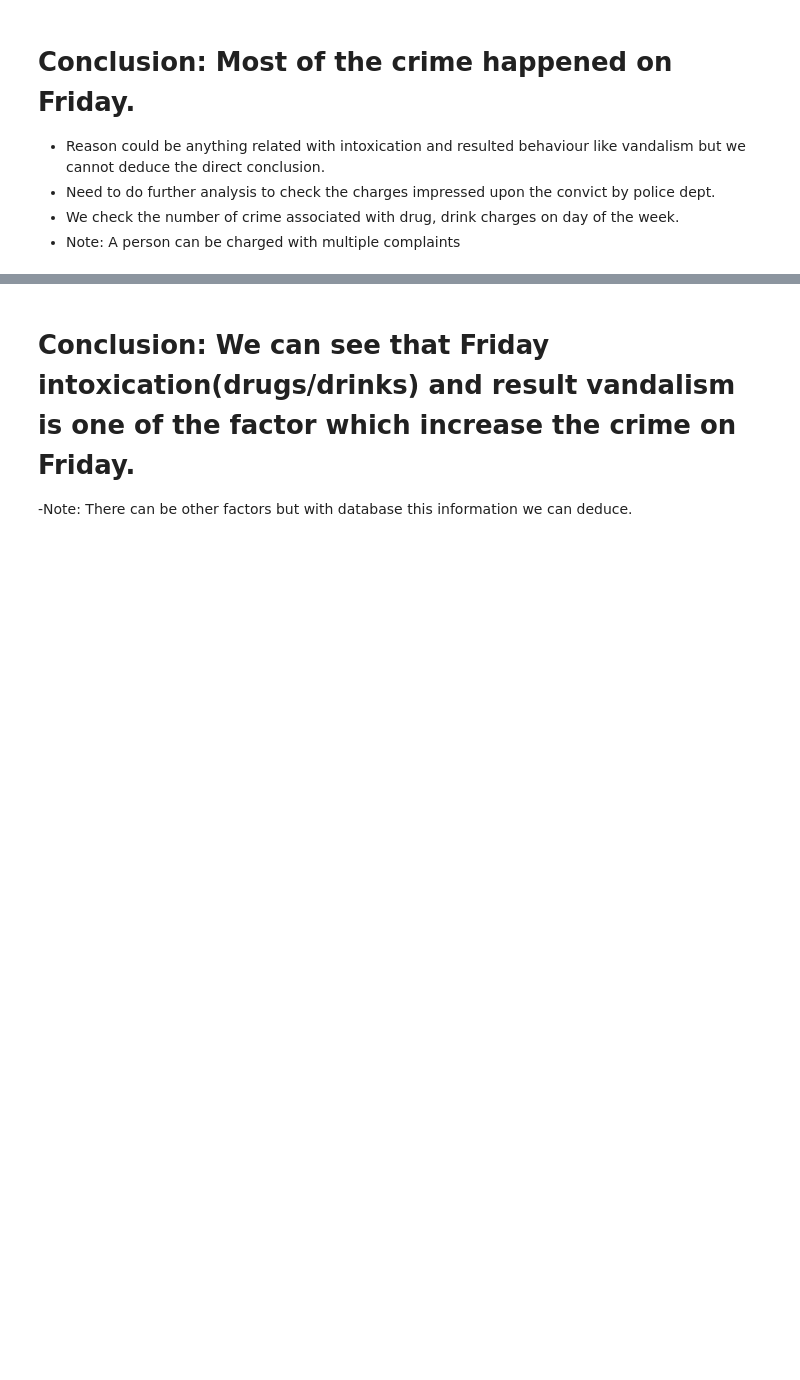
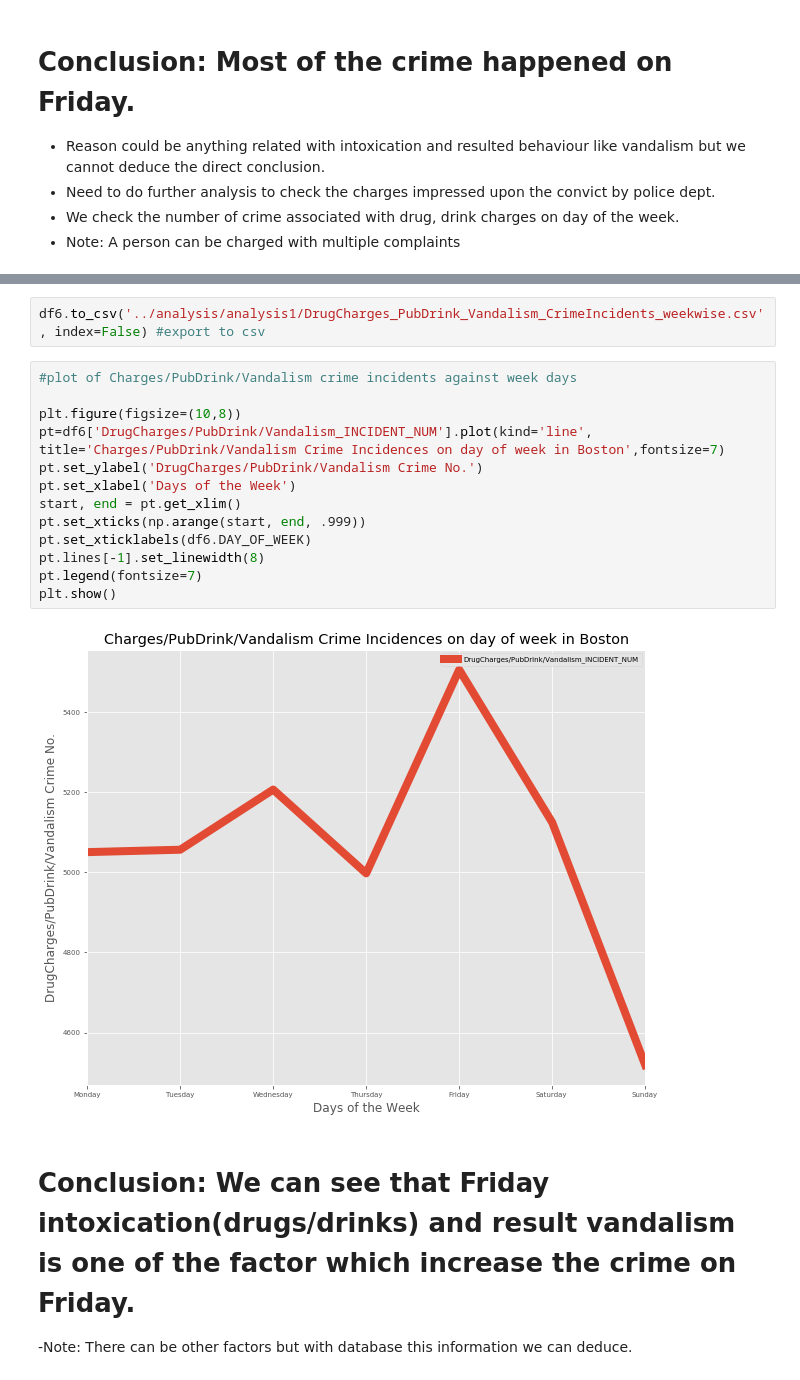
Before and after one commit to rajusingh7777/singh_raju_spring2017, a Jupyter notebook: Final/analysis/analysis1.ipynb, the cells around one changed output, grey strips where cells are left out. Saved outputs shown, nothing was run; the diff lists cells and outputs as text; blank space fills up the shorter version.

```diff
--- a/Final/analysis/analysis1.ipynb
+++ b/Final/analysis/analysis1.ipynb
@@ -164,3 +104,20 @@ df6.head(7)
+# %%
+df6.to_csv('../analysis/analysis1/DrugCharges_PubDrink_Vandalism_CrimeIncidents_weekwise.csv', index=False) #export to csv
+# %%
+#plot of Charges/PubDrink/Vandalism crime incidents against week days
+
+plt.figure(figsize=(10,8))
+pt=df6['DrugCharges/PubDrink/Vandalism_INCIDENT_NUM'].plot(kind='line', title='Charges/PubDrink/Vandalism Crime Incidences on day of week in Boston',fontsize=7)
+pt.set_ylabel('DrugCharges/PubDrink/Vandalism Crime No.')
+pt.set_xlabel('Days of the Week')
+start, end = pt.get_xlim()
+pt.set_xticks(np.arange(start, end, .999))
+pt.set_xticklabels(df6.DAY_OF_WEEK)
+pt.lines[-1].set_linewidth(8)
+pt.legend(fontsize=7)
+plt.show()
+# %% [output]
+[figure, added]
 # %% [markdown]
 # Conclusion: We can see that Friday intoxication(drugs/drinks) and result vandalism is one of the factor which increase the crime on Friday.
 -Note: There can be other factors but with database this information we can deduce.
```
Also changed, not shown: parts of 23 cells of this notebook, 5 other files.
